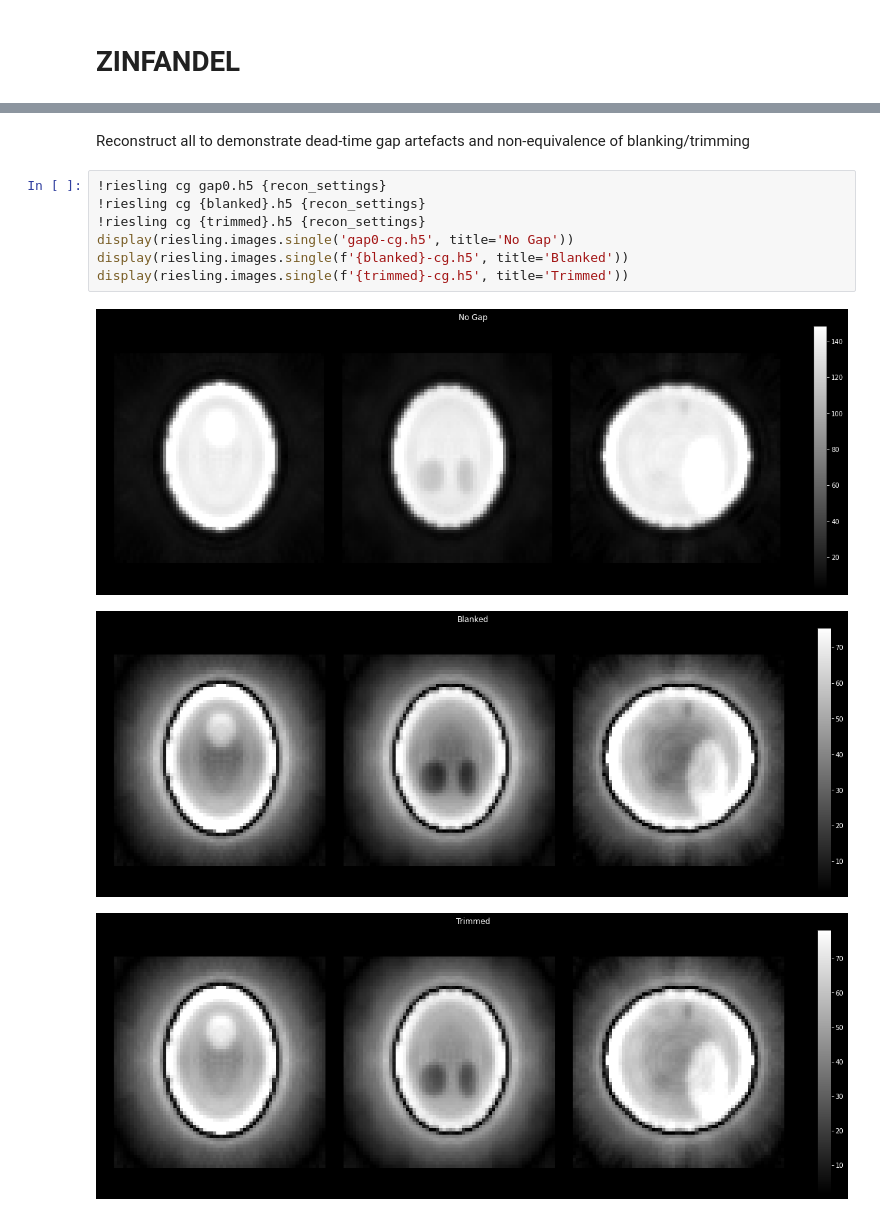
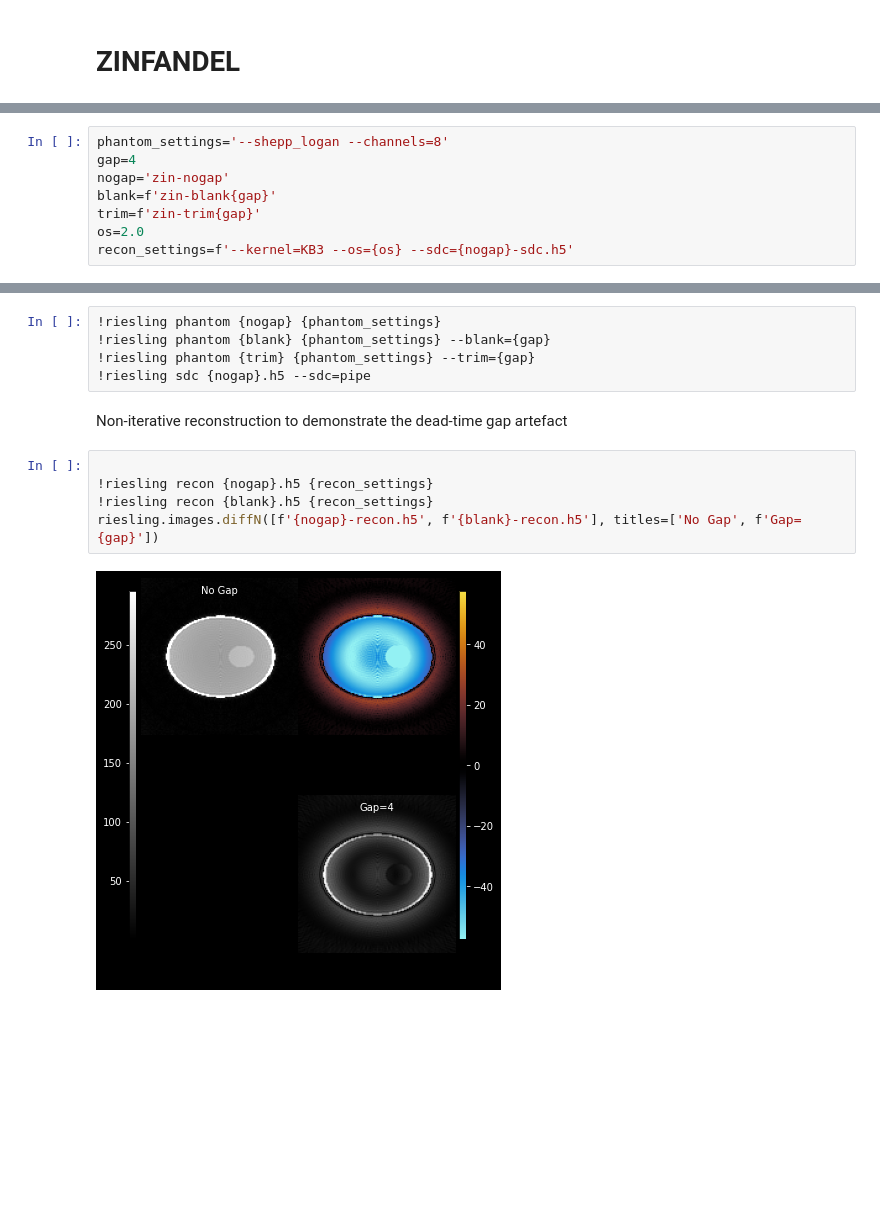
Before and after one commit to spinicist/old-riesling-examples, a Jupyter notebook: zinfandel.ipynb, the cells around one changed output, grey strips where cells are left out. Drawn from its saved outputs; the diff is of its cells as text; blank space fills up the shorter version.

```diff
--- a/zinfandel.ipynb
+++ b/zinfandel.ipynb
@@ -10,3 +9,11 @@ sl_spk=slice(0,1024)
+# %%
+phantom_settings='--shepp_logan --channels=8'
+gap=4
+nogap='zin-nogap'
+blank=f'zin-blank{gap}'
+trim=f'zin-trim{gap}'
+os=2.0
+recon_settings=f'--kernel=KB3 --os={os} --sdc={nogap}-sdc.h5'
 # %% [markdown]
 First create the phantom. We do this three ways:
 1 - With no gap as a reference
@@ -23,14 +23,15 @@ trimmed=f'trim{gap}'
-# %% [markdown]
-Reconstruct all to demonstrate dead-time gap artefacts and non-equivalence of blanking/trimming
-# %%
-!riesling cg gap0.h5 {recon_settings}
-!riesling cg {blanked}.h5 {recon_settings}
-!riesling cg {trimmed}.h5 {recon_settings}
-display(riesling.images.single('gap0-cg.h5', title='No Gap'))
-display(riesling.images.single(f'{blanked}-cg.h5', title='Blanked'))
-display(riesling.images.single(f'{trimmed}-cg.h5', title='Trimmed'))
-# %% [output]
-[figure, removed]
-[figure, removed]
-[figure, removed]
+# %%
+!riesling phantom {nogap} {phantom_settings}
+!riesling phantom {blank} {phantom_settings} --blank={gap}
+!riesling phantom {trim} {phantom_settings} --trim={gap}
+!riesling sdc {nogap}.h5 --sdc=pipe
+# %% [markdown]
+Non-iterative reconstruction to demonstrate the dead-time gap artefact
+# %%
+
+!riesling recon {nogap}.h5 {recon_settings}
+!riesling recon {blank}.h5 {recon_settings}
+riesling.images.diffN([f'{nogap}-recon.h5', f'{blank}-recon.h5'], titles=['No Gap', f'Gap={gap}'])
+# %% [output]
+[figure, added]
 # %% [markdown]
```
Also changed, not shown: parts of 17 cells of this notebook.
